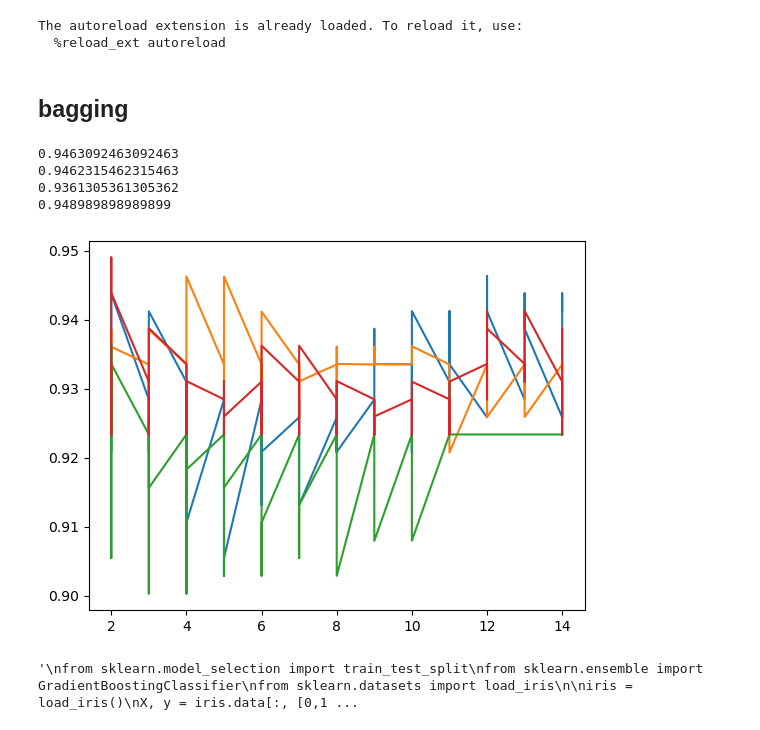
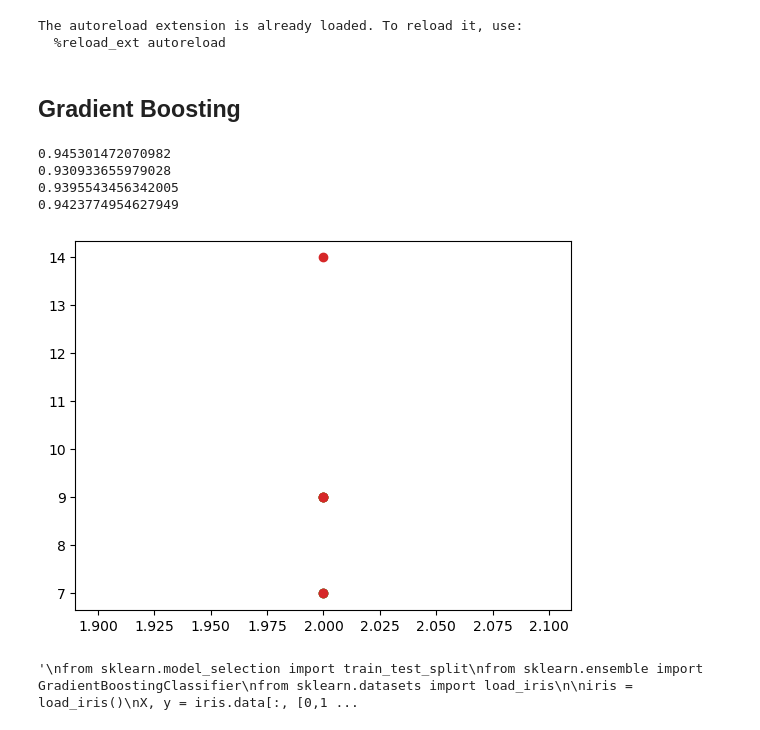
Before and after one commit to izguenther6/orie4741-final, a Jupyter notebook: scripts/trees.ipynb, the cells around one changed output. Saved outputs shown, nothing was run; the diff lists cells and outputs as text; code cells hidden in the pictures.

```diff
--- a/scripts/trees.ipynb
+++ b/scripts/trees.ipynb
@@ -34,6 +34,6 @@ b_name = 'GUS Focus'
 c_name = 'TGUS Focus'
 d_name = 'Raw'
 np.random.seed(8)
-# %% [markdown]
-## **bagging**
+# %% [markdown]
+## **Gradient Boosting**
 # %%
@@ -46,63 +43,53 @@ from sklearn.model_selection import cross_val_score
 # %%
 '''
 IMPORTANT CONCEPT:
 
 - need to tune tree...find best depth/min samples per leaf
 
 - cross-validation at each depth is done on 100 different random training sets and the average accuracy at each is recorded
 
 - graph shows best accuracy
 
 - depths changing often with changes in data...
 
 '''
 clf_samps = []
 clf_depths = []
 #set train and test data
 for df in [df_a, df_b, df_c, df_d]:
-    df=df.sample(frac=1)
-    train_proportion = 0.8
-    n = len(df)
-    t = int(train_proportion * n)
-
-    # separate training and test sets
-    y = df['detected']
-    X = df.loc[:, ~df.columns.isin(['detected'])]
-    '''
-    #features in training set
-    train_x = X.iloc[:t,:].reset_index().iloc[:,1:]
-    #features in test set
-    test_x = X.iloc[t:,:].reset_index().iloc[:,1:]
-    #targets in train set
-    train_y = pd.Series(y[:t].reset_index().iloc[:,1:].iloc[:,0])
-    #targets in test set
-    test_y = pd.Series(y[t:].reset_index().iloc[:,1:].iloc[:,0])
-    '''
     # define the depths and samples
     samps = np.arange(2,15)
     depths = np.arange(2,15)
     # create an empty data frame for our results
-    results = np.zeros(len(samps) * len(depths))
-    test = pd.DataFrame(index = range(len(results)), columns=['samps','depths','accuracy'])
-    for j in range(len(samps)):
-        for k in range(len(depths)):
-            tree = DecisionTreeClassifier(max_depth = depths[k], min_samples_leaf=samps[j]) # creating an instance of a decision tree
-            test.loc[j*13 + k%13, :] = [samps[j], depths[k],cross_val_score(tree, X, y, scoring="accuracy", cv=6).mean()] # getting the cv accuracy metric for the tree at each depth
+    test = pd.DataFrame(index = range(len(samps) * len(depths)), columns=['samps','depths','accuracy'])
+    for i in range(5):
+        df=df.sample(frac=1)
+        train_proportion = 0.8
+        n = len(df)
+        t = int(train_proportion * n)
+
+        # separate training and test sets
+        y = df['detected']
+        X = df.loc[:, ~df.columns.isin(['detected'])]
+        for j in range(len(samps)):
+            for k in range(len(depths)):
+                tree = DecisionTreeClassifier(max_depth = depths[k], min_samples_leaf=samps[j]) # creating an instance of a decision tree
+                test.loc[i*168 + j*13 + k%13, :] = [samps[j], depths[k],cross_val_score(tree, X, y, scoring="accuracy", cv=6).mean()] # getting the cv accuracy metric for the tree at each depth
 
 
     test['accuracy'] = test['accuracy'].astype(float)
     depth = test.loc[test.accuracy.argmax(),'depths']
     samp = test.loc[test.accuracy.argmax(),'samps']
     print(test.loc[test.accuracy.argmax(),'accuracy'])
     clf_samps = np.append(clf_samps,samp)
     clf_depths = np.append(clf_depths,depth)
-    plt.plot(test.samps, test.accuracy)
+    plt.scatter(clf_samps, clf_depths)
 # %% [output]
-0.9463092463092463
-0.9462315462315463
-0.9361305361305362
-0.948989898989899
+0.945301472070982
+0.930933655979028
+0.9395543456342005
+0.9423774954627949
-[figure, old version]
+[figure, new version]
 # %%
 # define tree depth/samps
 clf_samps=clf_samps.astype(int)
```
Also changed, not shown: parts of 14 cells of this notebook, 1 other file.
